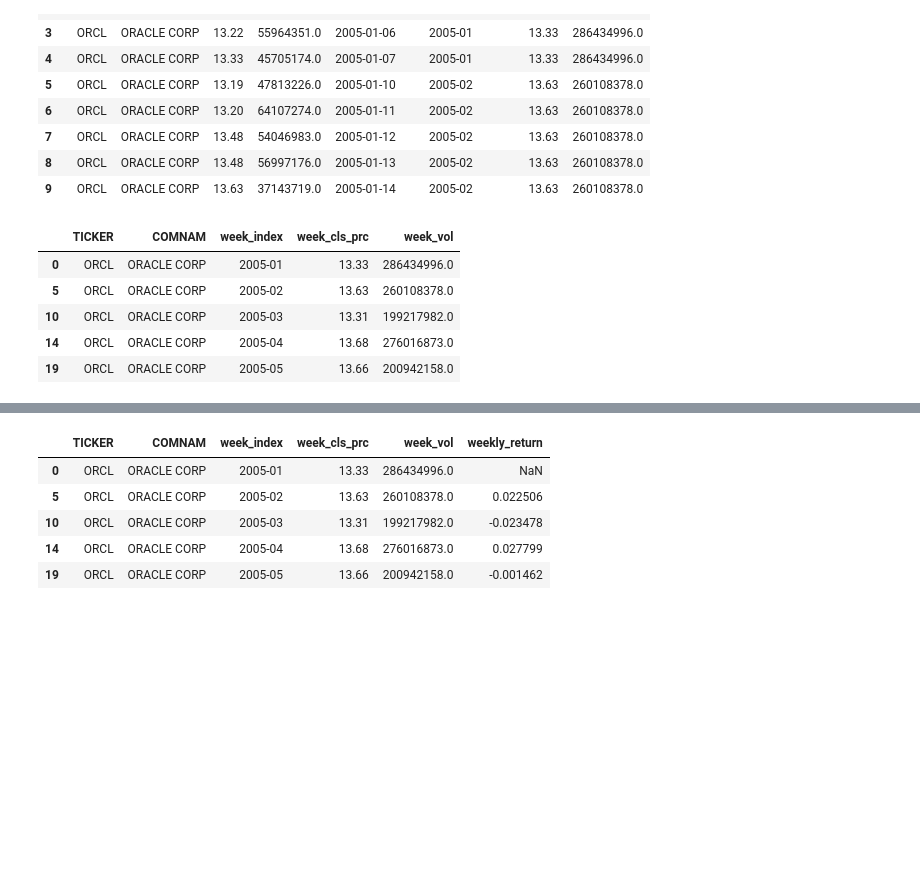
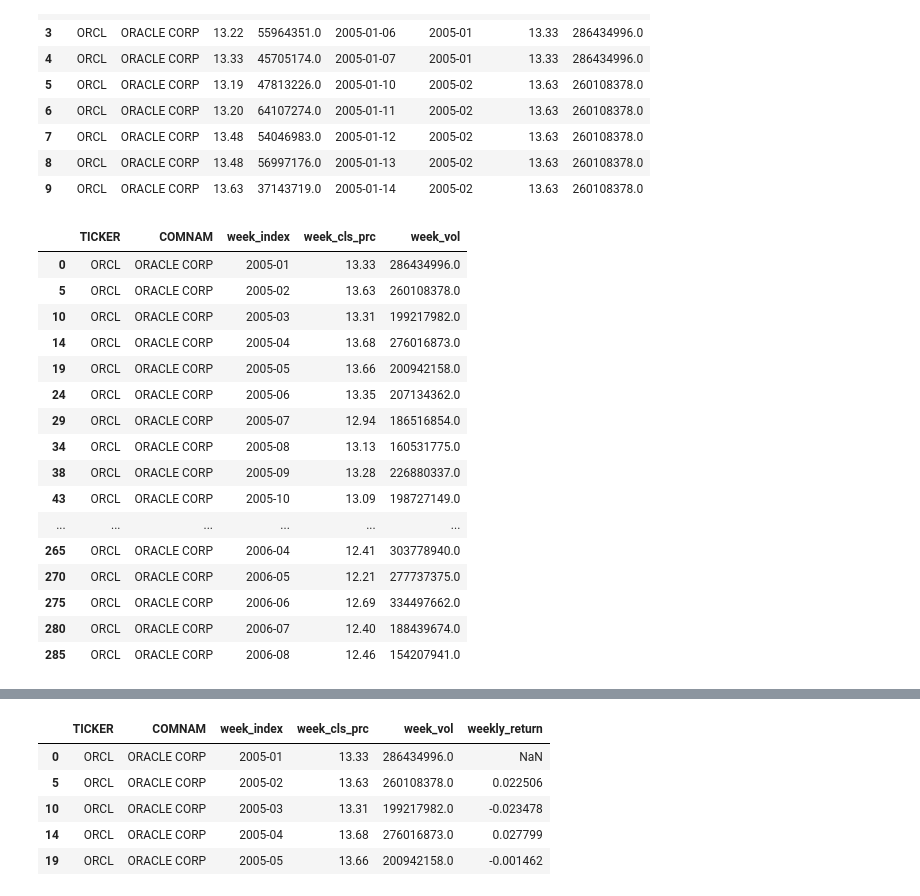
Before and after one commit to nikanhg/investor-attention-returns-patern, a Jupyter notebook: data-extraction/market_extraction.ipynb, the cells around one changed output, grey strips where cells are left out. Cells and saved outputs as stored; diff of their text form; code cells hidden in the pictures; blank space fills up the shorter version.

```diff
--- a/data-extraction/market_extraction.ipynb
+++ b/data-extraction/market_extraction.ipynb
@@ -181,7 +181,7 @@ df4.head()
 | 4 | ORCL | ORACLE CORP | 13.33 | 45705174.0 | 2005-01-07 |
 # %%
 df4['date'] = pd.to_datetime(df4['date'])
-df4['week_index'] = df4['date'].dt.strftime('%Y-%U')
+df4['week_index'] = df4['date'].dt.strftime('%Y-%W')
 df4.head(20)
 # %% [output]
 |  | TICKER | COMNAM | PRC | VOL | date | week_index |
@@ -243,11 +243,21 @@ df4.head(10)
 | 9 | ORCL | ORACLE CORP | 13.63 | 37143719.0 | 2005-01-14 | 2005-02 | 13.63 | 260108378.0 |
 # %%
 df5 = df4[['TICKER','COMNAM','week_index','week_cls_prc','week_vol']].drop_duplicates()
-df5.head()
 # %% [output]
 |  | TICKER | COMNAM | week_index | week_cls_prc | week_vol |
 | 0 | ORCL | ORACLE CORP | 2005-01 | 13.33 | 286434996.0 |
 | 5 | ORCL | ORACLE CORP | 2005-02 | 13.63 | 260108378.0 |
 | 10 | ORCL | ORACLE CORP | 2005-03 | 13.31 | 199217982.0 |
 | 14 | ORCL | ORACLE CORP | 2005-04 | 13.68 | 276016873.0 |
 | 19 | ORCL | ORACLE CORP | 2005-05 | 13.66 | 200942158.0 |
+| 24 | ORCL | ORACLE CORP | 2005-06 | 13.35 | 207134362.0 |
+| 29 | ORCL | ORACLE CORP | 2005-07 | 12.94 | 186516854.0 |
+| 34 | ORCL | ORACLE CORP | 2005-08 | 13.13 | 160531775.0 |
+| 38 | ORCL | ORACLE CORP | 2005-09 | 13.28 | 226880337.0 |
+| 43 | ORCL | ORACLE CORP | 2005-10 | 13.09 | 198727149.0 |
+| ... | ... | ... | ... | ... | ... |
+| 265 | ORCL | ORACLE CORP | 2006-04 | 12.41 | 303778940.0 |
+| 270 | ORCL | ORACLE CORP | 2006-05 | 12.21 | 277737375.0 |
+| 275 | ORCL | ORACLE CORP | 2006-06 | 12.69 | 334497662.0 |
+| 280 | ORCL | ORACLE CORP | 2006-07 | 12.40 | 188439674.0 |
+| 285 | ORCL | ORACLE CORP | 2006-08 | 12.46 | 154207941.0 |
```
Also changed, not shown: parts of 3 cells of this notebook, 1 other file.
